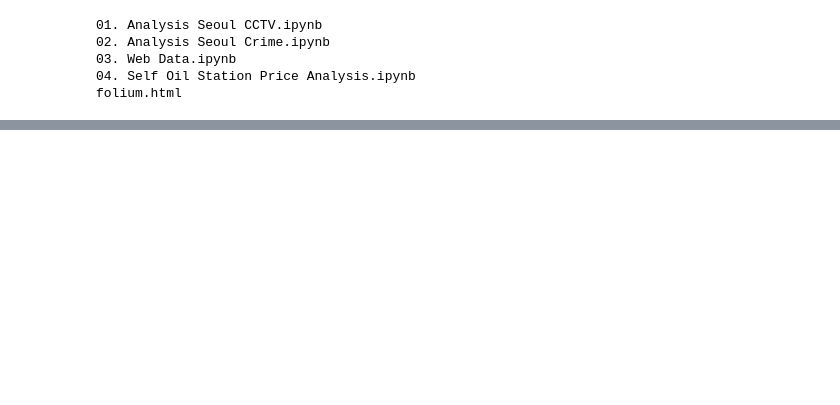
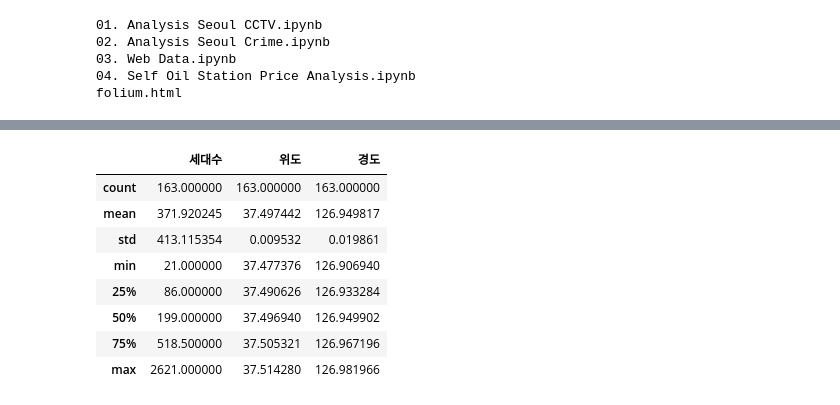
Before and after one commit to offpython/EDA, a Jupyter notebook: 02. Analysis Seoul Crime.ipynb, the cells around one changed output, grey strips where cells are left out. Saved outputs shown, nothing was run; the diff lists cells and outputs as text; code cells hidden in the pictures; blank space fills up the shorter version.

```diff
--- a/02. Analysis Seoul Crime.ipynb
+++ b/02. Analysis Seoul Crime.ipynb
@@ -1705,0 +2060,12 @@ folium.html
+# %%
+df.describe()
+# %% [output]
+|  | 세대수 | 위도 | 경도 |
+| count | 163.000000 | 163.000000 | 163.000000 |
+| mean | 371.920245 | 37.497442 | 126.949817 |
+| std | 413.115354 | 0.009532 | 0.019861 |
+| min | 21.000000 | 37.477376 | 126.906940 |
+| 25% | 86.000000 | 37.490626 | 126.933284 |
+| 50% | 199.000000 | 37.496940 | 126.949902 |
+| 75% | 518.500000 | 37.505321 | 126.967196 |
+| max | 2621.000000 | 37.514280 | 126.981966 |
```
Also changed, not shown: parts of 33 cells of this notebook.
